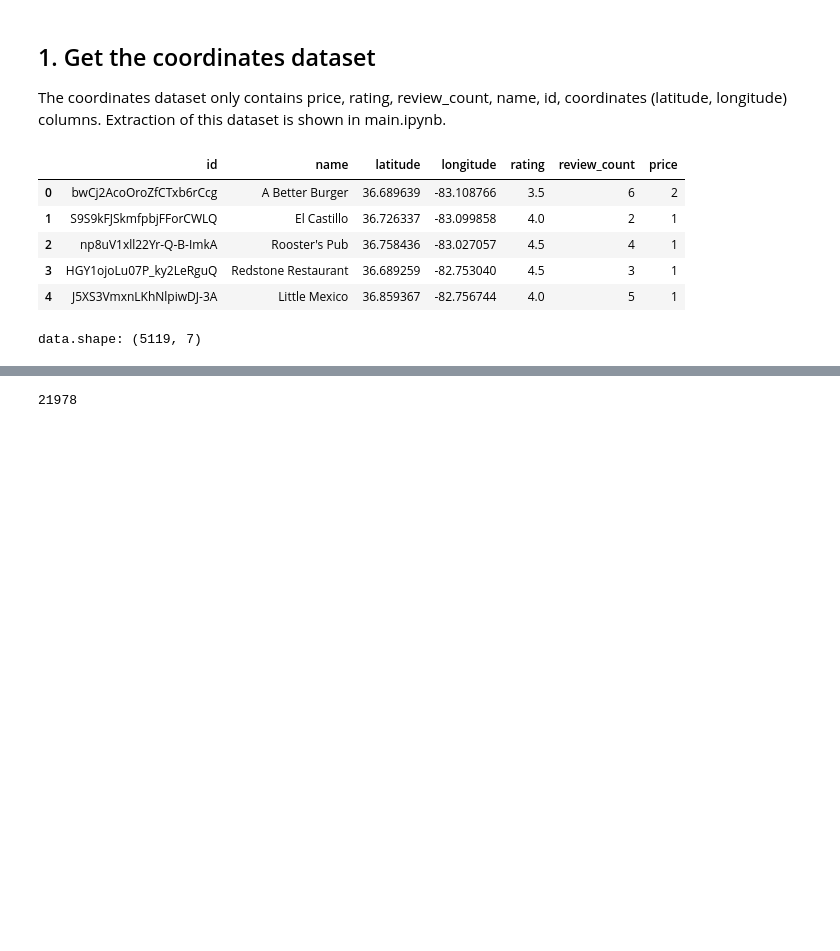
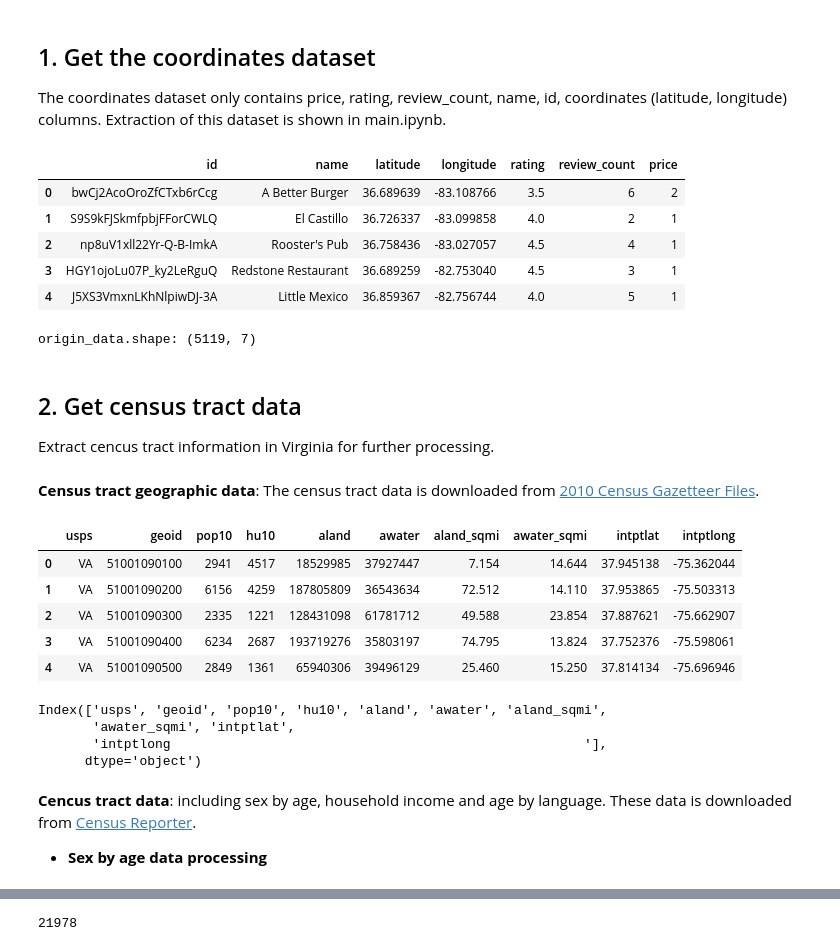
Before and after one commit to Enihsuns/Restaurant-Price-in-Virginia, a Jupyter notebook: FeatureProcessing/Coordinates.ipynb, the cells around one changed output, grey strips where cells are left out. Drawn from its saved outputs; the diff is of its cells as text; code cells hidden in the pictures; blank space fills up the shorter version.

```diff
--- a/FeatureProcessing/Coordinates.ipynb
+++ b/FeatureProcessing/Coordinates.ipynb
@@ -14,13 +16,13 @@ import numpy as np
 import pandas as pd
 from math import radians, cos, sin, asin, sqrt
 # %%
-data_file = '../Dataset/coordinates_data'
+origin_data_file = '../Dataset/coordinates_data'
 
-with open(data_file, 'rb') as inFile:
-    data = pickle.load(inFile)
+with open(origin_data_file, 'rb') as inFile:
+    origin_data = pickle.load(inFile)
 
-display(data.head())
-print("data.shape: {0}".format(data.shape))
+display(origin_data.head())
+print("origin_data.shape: {0}".format(origin_data.shape))
 # %% [output]
 |  | id | name | latitude | longitude | rating | review_count | price |
 | 0 | bwCj2AcoOroZfCTxb6rCcg | A Better Burger | 36.689639 | -83.108766 | 3.5 | 6 | 2 |
@@ -28,4 +30,38 @@ print("data.shape: {0}".format(data.shape))
 | 2 | np8uV1xll22Yr-Q-B-ImkA | Rooster's Pub | 36.758436 | -83.027057 | 4.5 | 4 | 1 |
 | 3 | HGY1ojoLu07P_ky2LeRguQ | Redstone Restaurant | 36.689259 | -82.753040 | 4.5 | 3 | 1 |
 | 4 | J5XS3VmxnLKhNlpiwDJ-3A | Little Mexico | 36.859367 | -82.756744 | 4.0 | 5 | 1 |
-data.shape: (5119, 7)
+origin_data.shape: (5119, 7)
+# %% [markdown]
+## 2. Get census tract data
+Extract cencus tract information in Virginia for further processing.
+# %% [markdown]
+**Census tract geographic data**: The census tract data is downloaded from [2010 Census Gazetteer Files](https://www.census.gov/geo/maps-data/data/gazetteer2010.html).
+# %%
+tract_file = "../dataset/Gaz_tracts_national.txt"
+
+with open(tract_file, 'r') as infile:
+    tract_df = pd.read_csv(infile, sep = "\t")
+
+tract_df = tract_df.loc[tract_df['USPS'] == 'VA'].reset_index(drop=True)
+
+tract_df.columns = tract_df.columns.str.lower()
+# %%
+tract_df.head()
+# %% [output]
+|  | usps | geoid | pop10 | hu10 | aland | awater | aland_sqmi | awater_sqmi | intptlat | intptlong |
+| 0 | VA | 51001090100 | 2941 | 4517 | 18529985 | 37927447 | 7.154 | 14.644 | 37.945138 | -75.362044 |
+| 1 | VA | 51001090200 | 6156 | 4259 | 187805809 | 36543634 | 72.512 | 14.110 | 37.953865 | -75.503313 |
+| 2 | VA | 51001090300 | 2335 | 1221 | 128431098 | 61781712 | 49.588 | 23.854 | 37.887621 | -75.662907 |
+| 3 | VA | 51001090400 | 6234 | 2687 | 193719276 | 35803197 | 74.795 | 13.824 | 37.752376 | -75.598061 |
+| 4 | VA | 51001090500 | 2849 | 1361 | 65940306 | 39496129 | 25.460 | 15.250 | 37.814134 | -75.696946 |
+# %%
+tract_df.columns
+# %% [output]
+Index(['usps', 'geoid', 'pop10', 'hu10', 'aland', 'awater', 'aland_sqmi',
+       'awater_sqmi', 'intptlat',
+       'intptlong                                                     '],
+      dtype='object')
+# %% [markdown]
+**Cencus tract data**: including sex by age, household income and age by language. These data is downloaded from [Census Reporter](https://censusreporter.org/profiles/04000US51-virginia/).
+
+- **Sex by age data processing**
```
Also changed, not shown: parts of 22 cells of this notebook, 9 other files.
